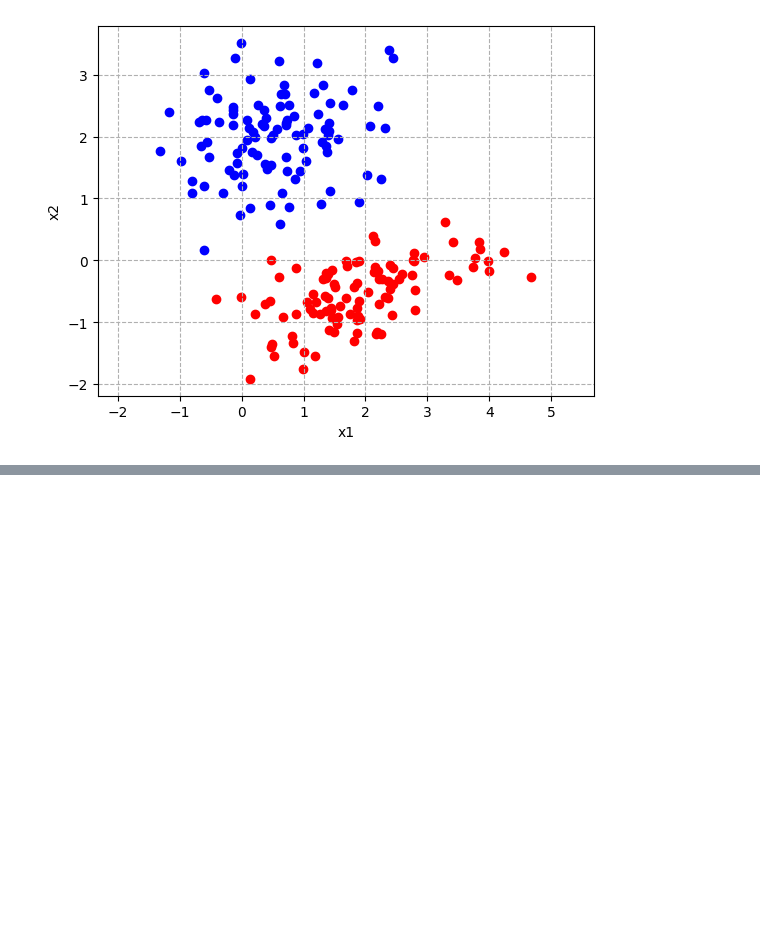
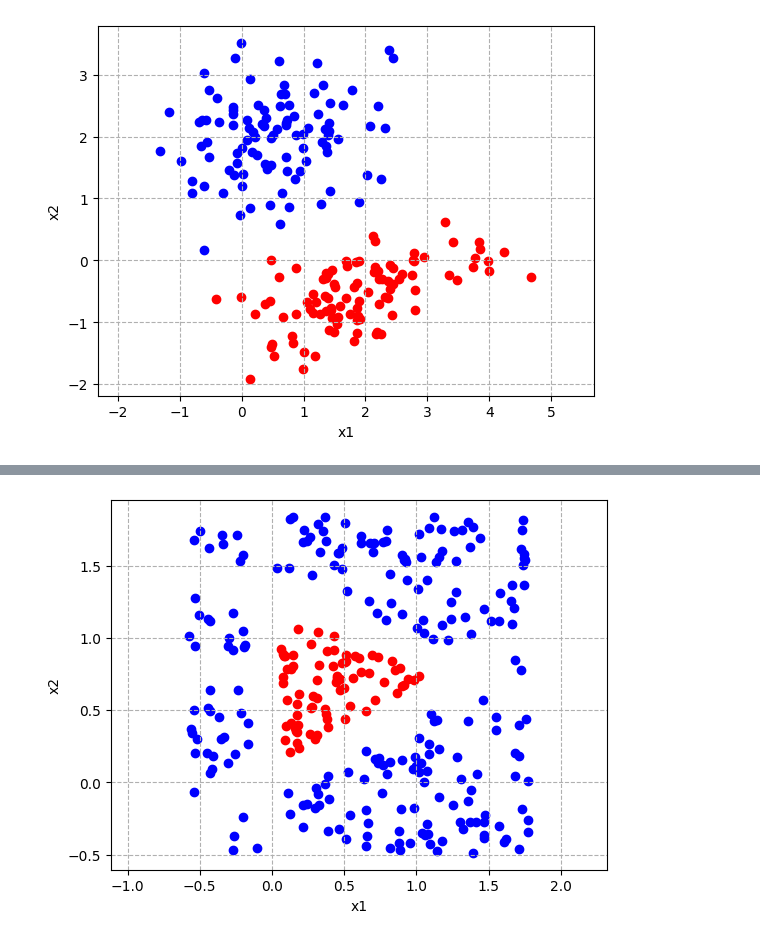
Before and after one commit to tyofushun5/adrobo_ai_and_programming_fundamentals_practice, a Jupyter notebook: practice/Lecture3/ai03.ipynb, the cells around one changed output, grey strips where cells are left out. Saved outputs shown, nothing was run; the diff lists cells and outputs as text; code cells hidden in the pictures; blank space fills up the shorter version.

```diff
--- a/practice/Lecture3/ai03.ipynb
+++ b/practice/Lecture3/ai03.ipynb
@@ -154,0 +181,12 @@ class MLP(nn.Module):
+# %%
+Xpos = X[y == 1]
+Xneg = X[y == 0]
+plt.scatter(Xpos[:, 0], Xpos[:, 1], c='red')
+plt.scatter(Xneg[:, 0], Xneg[:, 1], c='blue')
+plt.xlabel('x1')
+plt.ylabel('x2')
+plt.axis('equal')
+plt.grid(linestyle='--')
+plt.show()
+# %% [output]
+[figure, added]
```
Also changed, not shown: parts of 20 cells of this notebook.
